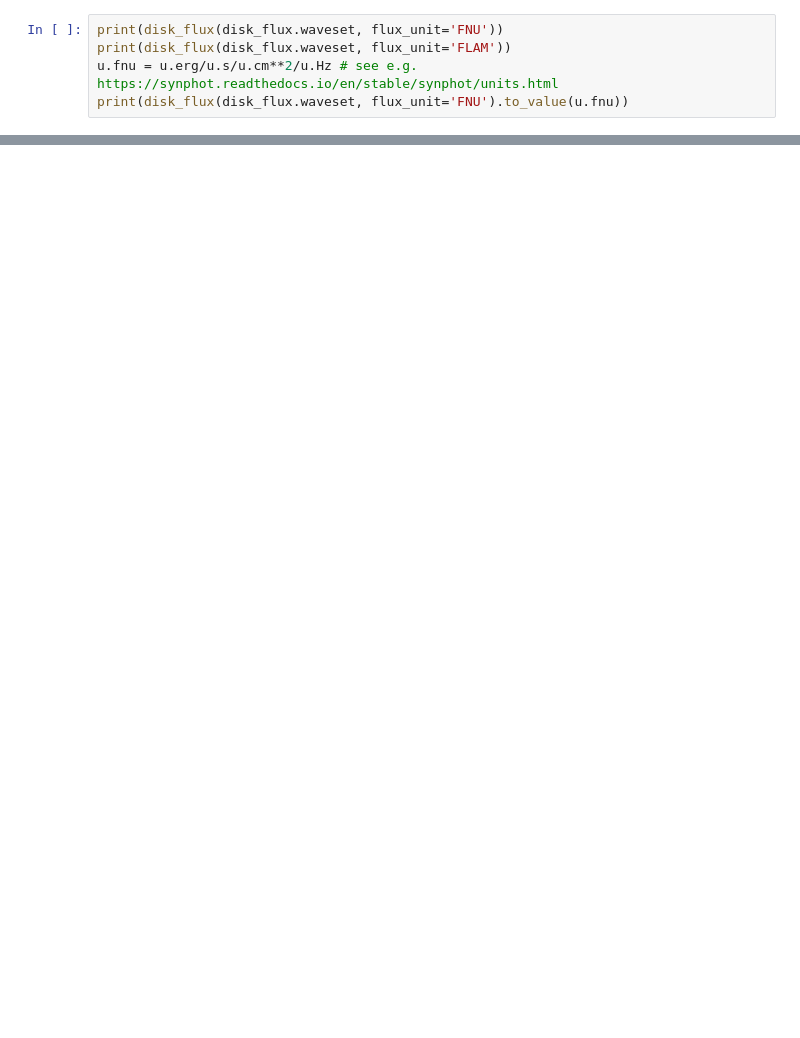
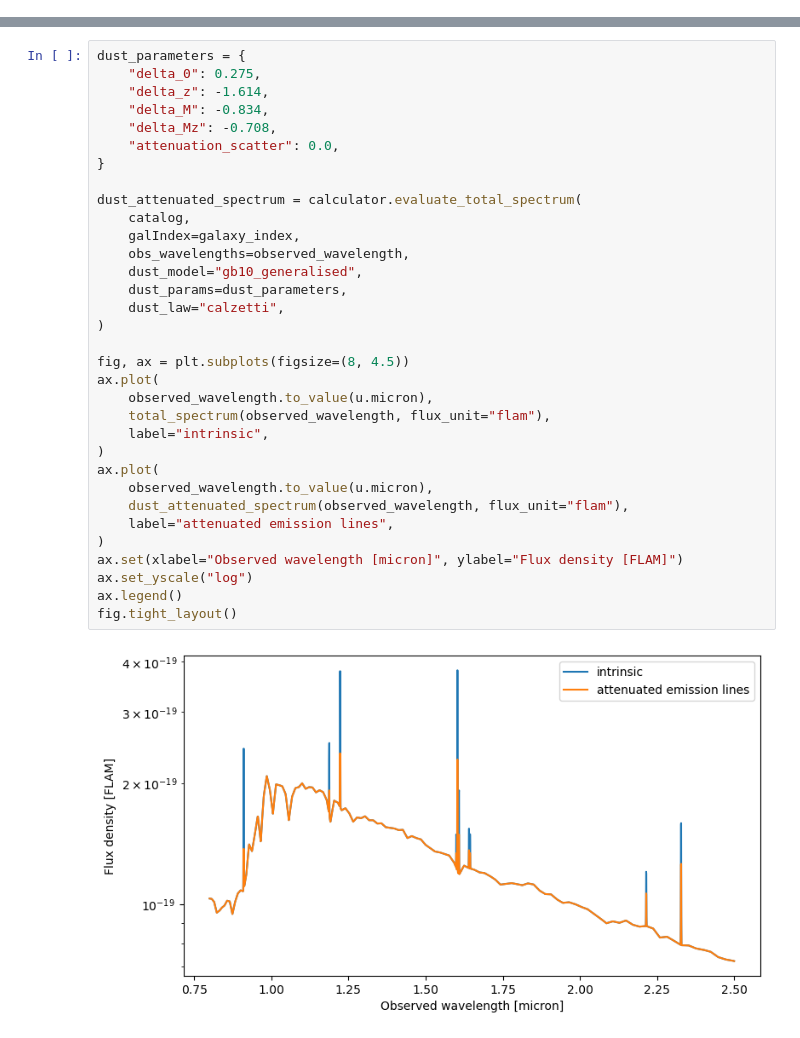
Before and after one commit to roman-grs-pit/galacticus_sed_calculator, a Jupyter notebook: examples/exampleUsage.ipynb, the cells around one changed output, grey strips where cells are left out. Saved outputs shown, nothing was run; the diff lists cells and outputs as text; blank space fills up the shorter version.

```diff
--- a/examples/exampleUsage.ipynb
+++ b/examples/exampleUsage.ipynb
@@ -81,5 +0,0 @@ And the flux can be expressed per unit wavelength or frequency, and can be used
-# %%
-print(disk_flux(disk_flux.waveset, flux_unit='FNU'))
-print(disk_flux(disk_flux.waveset, flux_unit='FLAM'))
-u.fnu = u.erg/u.s/u.cm**2/u.Hz # see e.g. https://synphot.readthedocs.io/en/stable/synphot/units.html
-print(disk_flux(disk_flux.waveset, flux_unit='FNU').to_value(u.fnu))
@@ -509,0 +124,35 @@ Currently we are only outputting emission lines due to AGN, but Andrew Benson is
+# %%
+dust_parameters = {
+    "delta_0": 0.275,
+    "delta_z": -1.614,
+    "delta_M": -0.834,
+    "delta_Mz": -0.708,
+    "attenuation_scatter": 0.0,
+}
+
+dust_attenuated_spectrum = calculator.evaluate_total_spectrum(
+    catalog,
+    galIndex=galaxy_index,
+    obs_wavelengths=observed_wavelength,
+    dust_model="gb10_generalised",
+    dust_params=dust_parameters,
+    dust_law="calzetti",
+)
+
+fig, ax = plt.subplots(figsize=(8, 4.5))
+ax.plot(
+    observed_wavelength.to_value(u.micron),
+    total_spectrum(observed_wavelength, flux_unit="flam"),
+    label="intrinsic",
+)
+ax.plot(
+    observed_wavelength.to_value(u.micron),
+    dust_attenuated_spectrum(observed_wavelength, flux_unit="flam"),
+    label="attenuated emission lines",
+)
+ax.set(xlabel="Observed wavelength [micron]", ylabel="Flux density [FLAM]")
+ax.set_yscale("log")
+ax.legend()
+fig.tight_layout()
+# %% [output]
+[figure, added]
```
Also changed, not shown: parts of 85 cells of this notebook, 4 other files.
